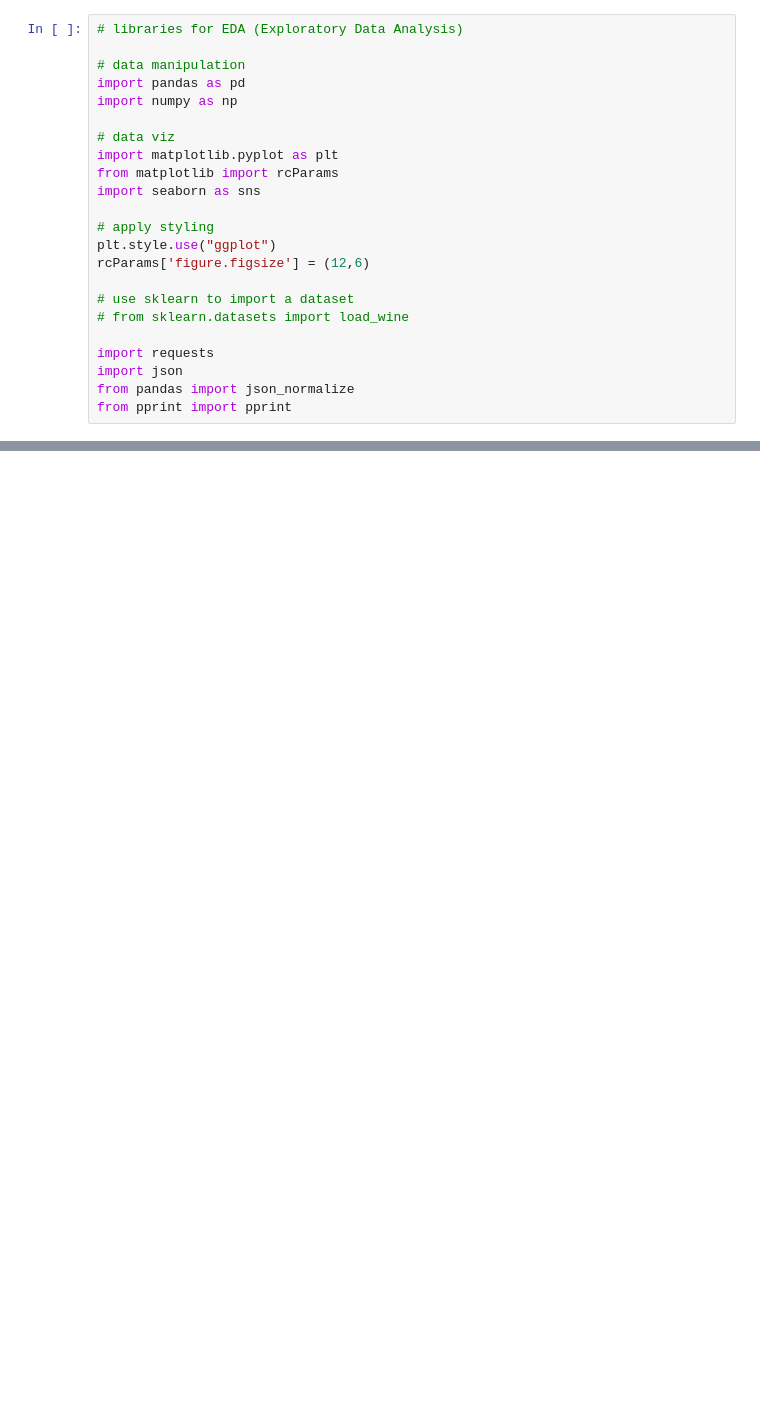
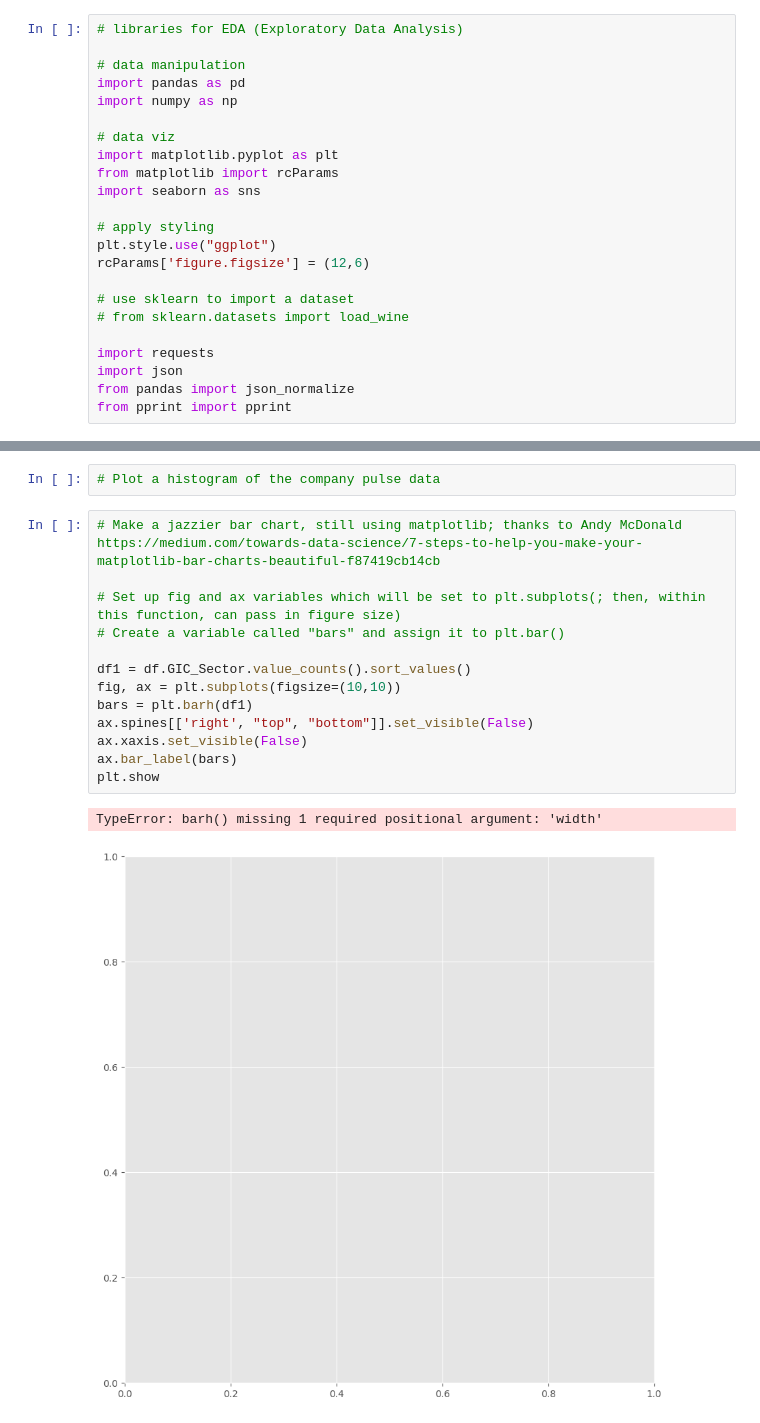
Before and after one commit to Jenkir/Dow-30-EDA, a Jupyter notebook: Dow-30-EDA-011624.ipynb, the cells around one changed output, grey strips where cells are left out. Cells and saved outputs as stored; diff of their text form; blank space fills up the shorter version.

```diff
--- a/Dow-30-EDA-011624.ipynb
+++ b/Dow-30-EDA-011624.ipynb
@@ -33,0 +244,18 @@ url = "https://apis.esganalytics.io/cqgyyyi33un9zstw/"
+# %%
+# Plot a histogram of the company pulse data
+# %%
+# Make a jazzier bar chart, still using matplotlib; thanks to Andy McDonald https://medium.com/towards-data-science/7-steps-to-help-you-make-your-matplotlib-bar-charts-beautiful-f87419cb14cb
+
+# Set up fig and ax variables which will be set to plt.subplots(; then, within this function, can pass in figure size)
+# Create a variable called "bars" and assign it to plt.bar()
+
+df1 = df.GIC_Sector.value_counts().sort_values()
+fig, ax = plt.subplots(figsize=(10,10))
+bars = plt.barh(df1)
+ax.spines[['right', "top", "bottom"]].set_visible(False)
+ax.xaxis.set_visible(False)
+ax.bar_label(bars)
+plt.show
+# %% [output]
+TypeError: barh() missing 1 required positional argument: 'width'
+[figure, added]
```
Also changed, not shown: parts of 20 cells of this notebook.
